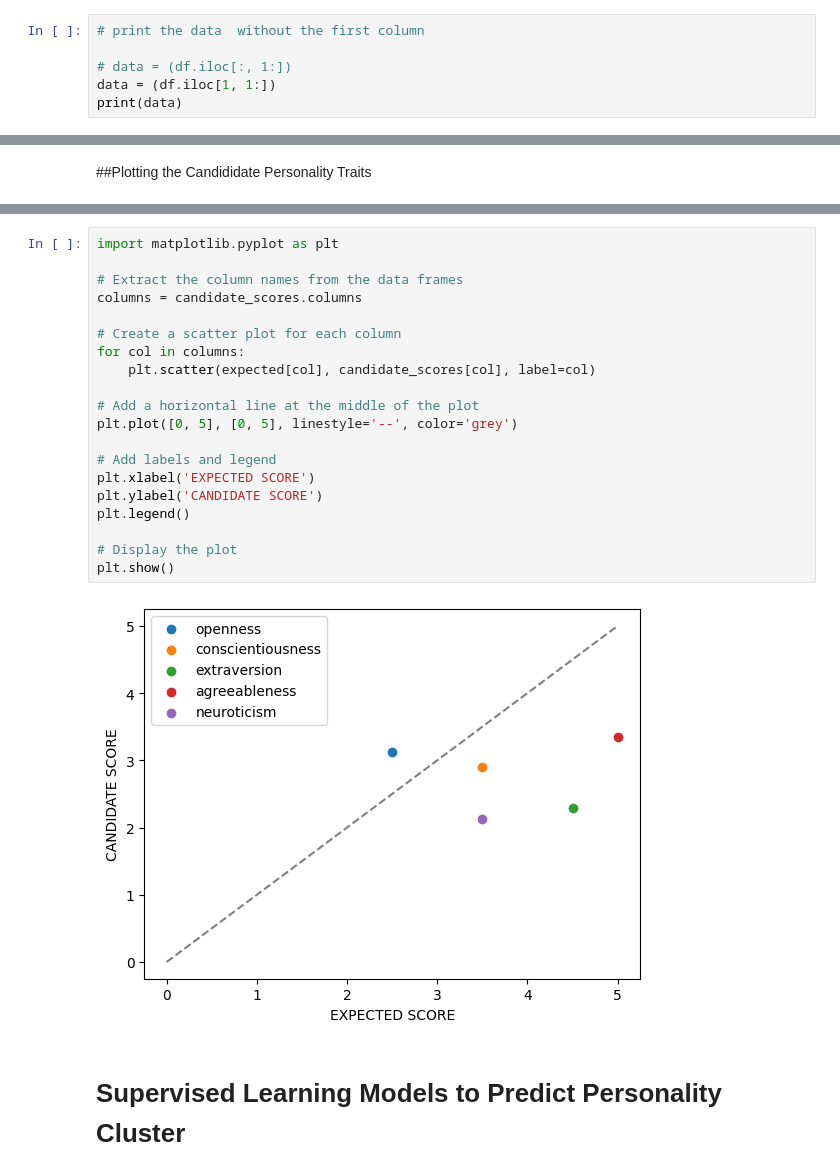
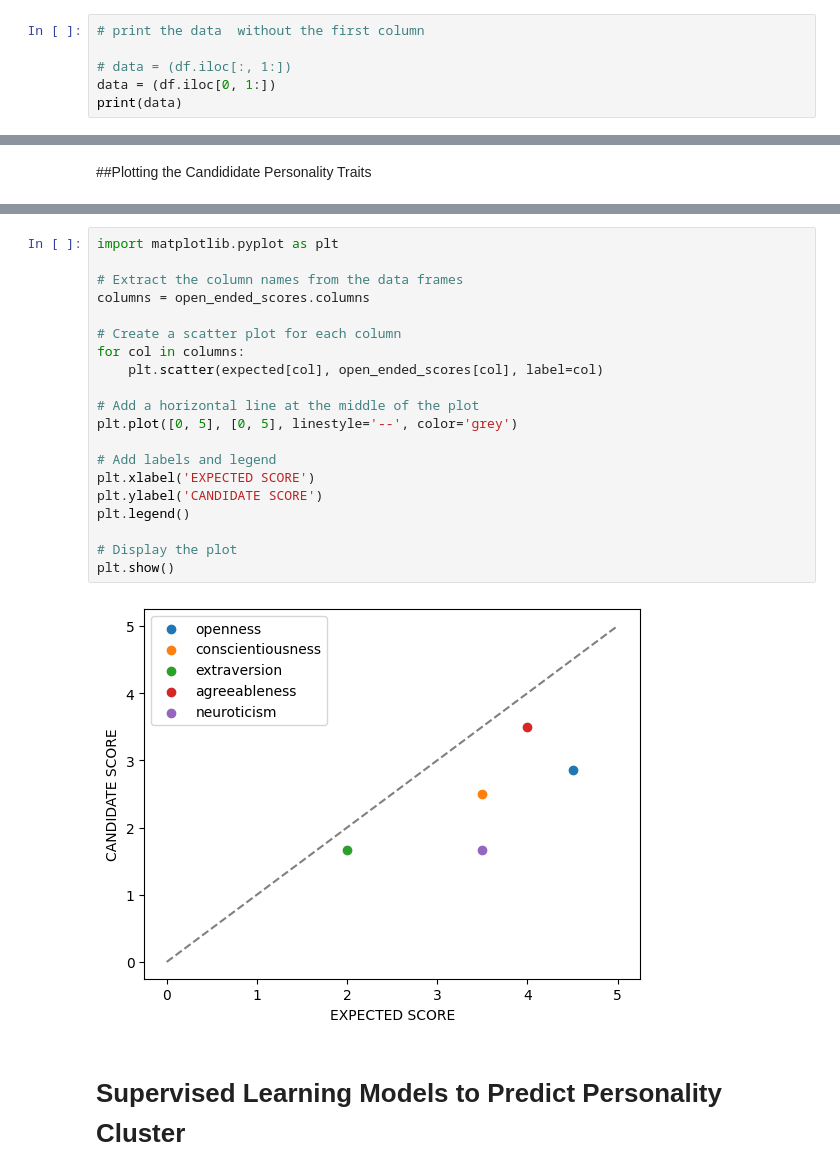
Before and after one commit to shanalids/Intellihire, a Jupyter notebook: Personality_prediction/Intellihire_Personality_Prediction_03.ipynb, the cells around one changed output, grey strips where cells are left out. Drawn from its saved outputs; the diff is of its cells as text.

```diff
--- a/Personality_prediction/Intellihire_Personality_Prediction_03.ipynb
+++ b/Personality_prediction/Intellihire_Personality_Prediction_03.ipynb
@@ -50,6 +50,6 @@ df = pd.read_csv('Personality_Requirements.csv')
 # print the data  without the first column
 
 # data = (df.iloc[:, 1:])
-data = (df.iloc[1, 1:])
+data = (df.iloc[0, 1:])
 print(data)
 # %% [output]
@@ -212,25 +251,25 @@ plt.show()
 # %%
 import matplotlib.pyplot as plt
 
 # Extract the column names from the data frames
-columns = candidate_scores.columns
+columns = open_ended_scores.columns
 
 # Create a scatter plot for each column
 for col in columns:
-    plt.scatter(expected[col], candidate_scores[col], label=col)
+    plt.scatter(expected[col], open_ended_scores[col], label=col)
 
 # Add a horizontal line at the middle of the plot
 plt.plot([0, 5], [0, 5], linestyle='--', color='grey')
 
 # Add labels and legend
 plt.xlabel('EXPECTED SCORE')
 plt.ylabel('CANDIDATE SCORE')
 plt.legend()
 
 # Display the plot
 plt.show()
 # %% [output]
-[figure, old version]
+[figure, new version]
 # %% [markdown]
 # Supervised Learning Models to Predict Personality Cluster
 # %%
```
Also changed, not shown: parts of 19 cells of this notebook, 3 other files.
